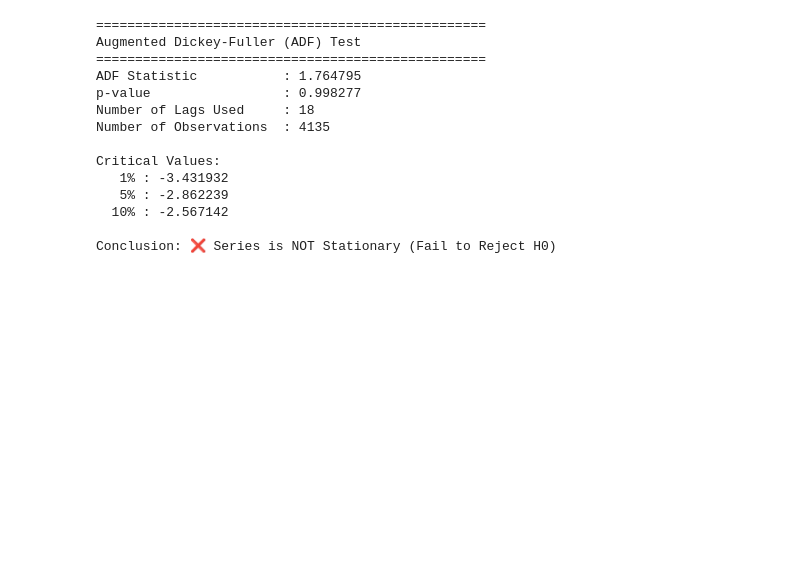
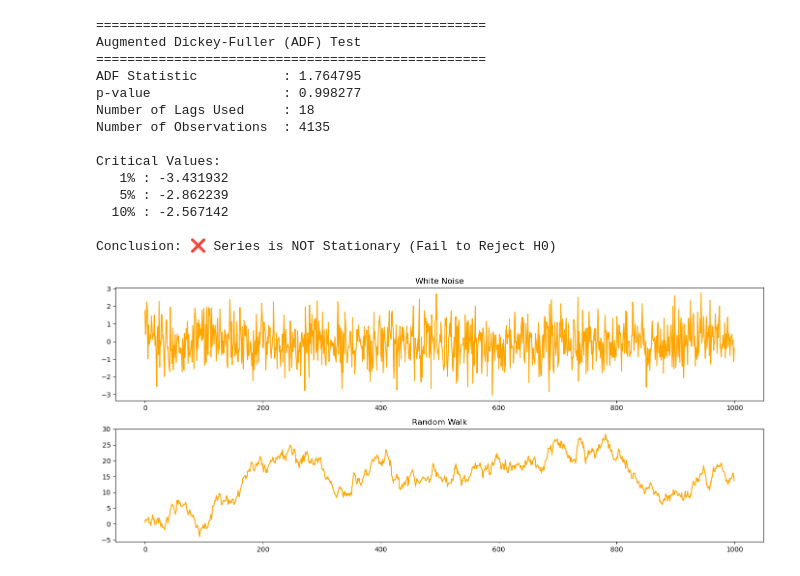
Before and after one commit to jordankarthikk/TimeSeries-EDA, a Jupyter notebook: TimeSerier-Analysis.ipynb, the cells around one changed output. Saved outputs shown, nothing was run; the diff lists cells and outputs as text; code cells hidden in the pictures; blank space fills up the shorter version.

Commit message:
white noise and random walk

```diff
--- a/TimeSerier-Analysis.ipynb
+++ b/TimeSerier-Analysis.ipynb
@@ -544,3 +544,79 @@ Critical Values:
   10% : -2.567142
 
 Conclusion: ❌ Series is NOT Stationary (Fail to Reject H0)
+# %%
+import numpy as np
+import matplotlib.pyplot as plt
+from statsmodels.stats.diagnostic import acorr_ljungbox
+
+# -------------------------------
+# Generate White Noise & Random Walk
+# -------------------------------
+
+np.random.seed(0)
+
+n = 1000
+
+# White Noise
+white_noise = np.random.normal(0, 1, n)
+
+# Random Walk
+random_shocks = np.random.normal(0, 1, n)
+random_walk = np.cumsum(random_shocks)
+
+# -------------------------------
+# Plot the Series
+# -------------------------------
+
+plt.figure(figsize=(14, 6))
+
+plt.subplot(2, 1, 1)
+plt.plot(white_noise, color='orange')
+plt.title("White Noise")
+
+plt.subplot(2, 1, 2)
+plt.plot(random_walk, color='orange')
+plt.title("Random Walk")
+
+plt.tight_layout()
+plt.show()
+
+# -------------------------------
+# Ljung-Box Test for White Noise
+# -------------------------------
+
+print("========== White Noise ==========")
+
+lb_test_white = acorr_ljungbox(white_noise, lags=[10], return_df=True)
+
+print(lb_test_white)
+
+p_value = lb_test_white["lb_pvalue"].iloc[0]
+
+if p_value < 0.05:
+    print("\nReject the Null Hypothesis (H0)")
+    print("Conclusion: The series has significant autocorrelation.")
+else:
+    print("\nFail to Reject the Null Hypothesis (H0)")
+    print("Conclusion: The series has NO significant autocorrelation (White Noise).")
+
+# -------------------------------
+# Ljung-Box Test for Random Walk
+# -------------------------------
+
+print("\n========== Random Walk ==========")
+
+lb_test_rw = acorr_ljungbox(random_walk, lags=[10], return_df=True)
+
+print(lb_test_rw)
+
+p_value = lb_test_rw["lb_pvalue"].iloc[0]
+
+if p_value < 0.05:
+    print("\nReject the Null Hypothesis (H0)")
+    print("Conclusion: The series has significant autocorrelation (Random Walk).")
+else:
+    print("\nFail to Reject the Null Hypothesis (H0)")
+    print("Conclusion: The series has NO significant autocorrelation.")
+# %% [output]
+[figure, added]
```
Also changed, not shown: parts of 1 cell of this notebook.
